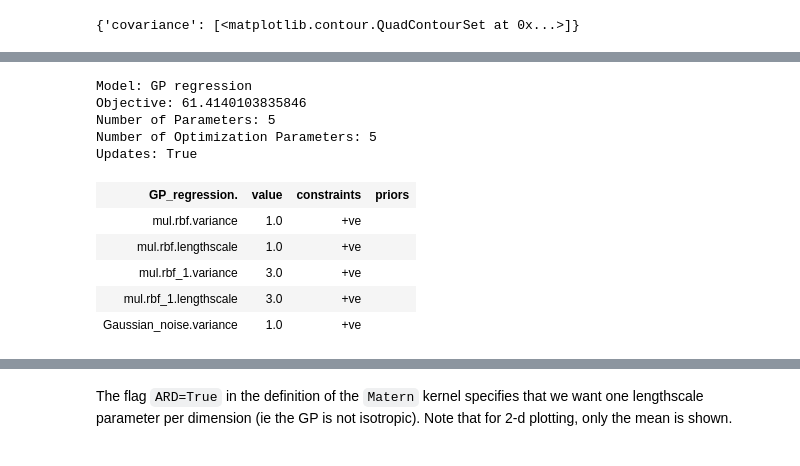
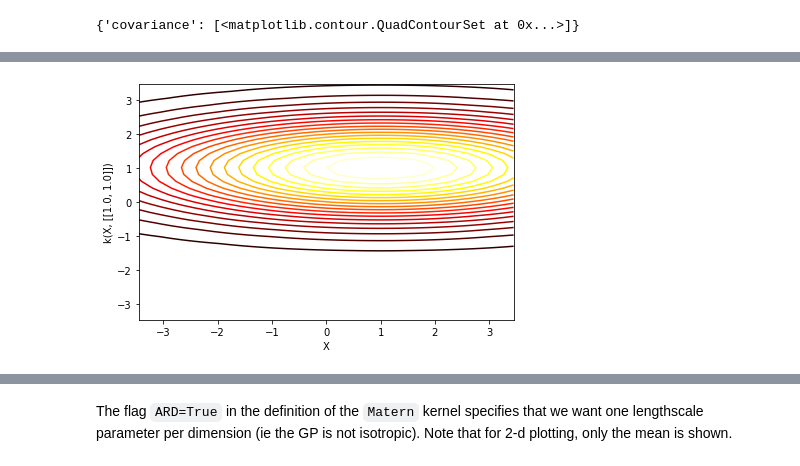
Before and after one commit to jwwtc/code, a Jupyter notebook: gaussian_process_regression/twod_gp.ipynb, the cells around one changed output, grey strips where cells are left out. Saved outputs shown, nothing was run; the diff lists cells and outputs as text; code cells hidden in the pictures.

```diff
--- a/gaussian_process_regression/twod_gp.ipynb
+++ b/gaussian_process_regression/twod_gp.ipynb
@@ -21,11 +47,16 @@ GPy.kern?
 # %%
-# define kernel
-# ker = GPy.kern.Matern52(2, ARD=True) + GPy.kern.White(2)
+# product of kernels
 
-k1 = GPy.kern.RBF(1, 1, 1, active_dims=[0]) # works on the first column of X, index=0
-k2 = GPy.kern.RBF(1, 3, 3, active_dims=[1]) # works on the second column of X, index=1
+k1 = GPy.kern.RBF(1, 1, 1, active_dims=[0]) # works on the first column of X, Temperature
+k2 = GPy.kern.RBF(1, 3, 3, active_dims=[1]) # works on the second column of X, Duration
 
-k = k1 * k2
-k.plot()
+#k3 = GPy.kern.RBF(1, 1, 1)
+#k4 = GPy.kern.RBF(1, 3, 3)
+
+k_prod = k1 * k2
+#k_prod_b = k3 * k4
+
+k_prod.plot()
+#k_prod_b.plot()
 # %% [output]
 {'covariance': [<matplotlib.contour.QuadContourSet at 0x...>]}
@@ -33,17 +63 @@ k.plot()
+[figure, added]
-# %%
-# create simple GP model
-m = GPy.models.GPRegression(X, Y, k)
-
-display(m)
-# %% [output]
-Model: GP regression
-Objective: 61.4140103835846
-Number of Parameters: 5
-Number of Optimization Parameters: 5
-Updates: True
-| GP_regression. | value | constraints | priors |
-| mul.rbf.variance | 1.0 | +ve |  |
-| mul.rbf.lengthscale | 1.0 | +ve |  |
-| mul.rbf_1.variance | 3.0 | +ve |  |
-| mul.rbf_1.lengthscale | 3.0 | +ve |  |
-| Gaussian_noise.variance | 1.0 | +ve |  |
```
Also changed, not shown: parts of 23 cells of this notebook, 2 other files.
